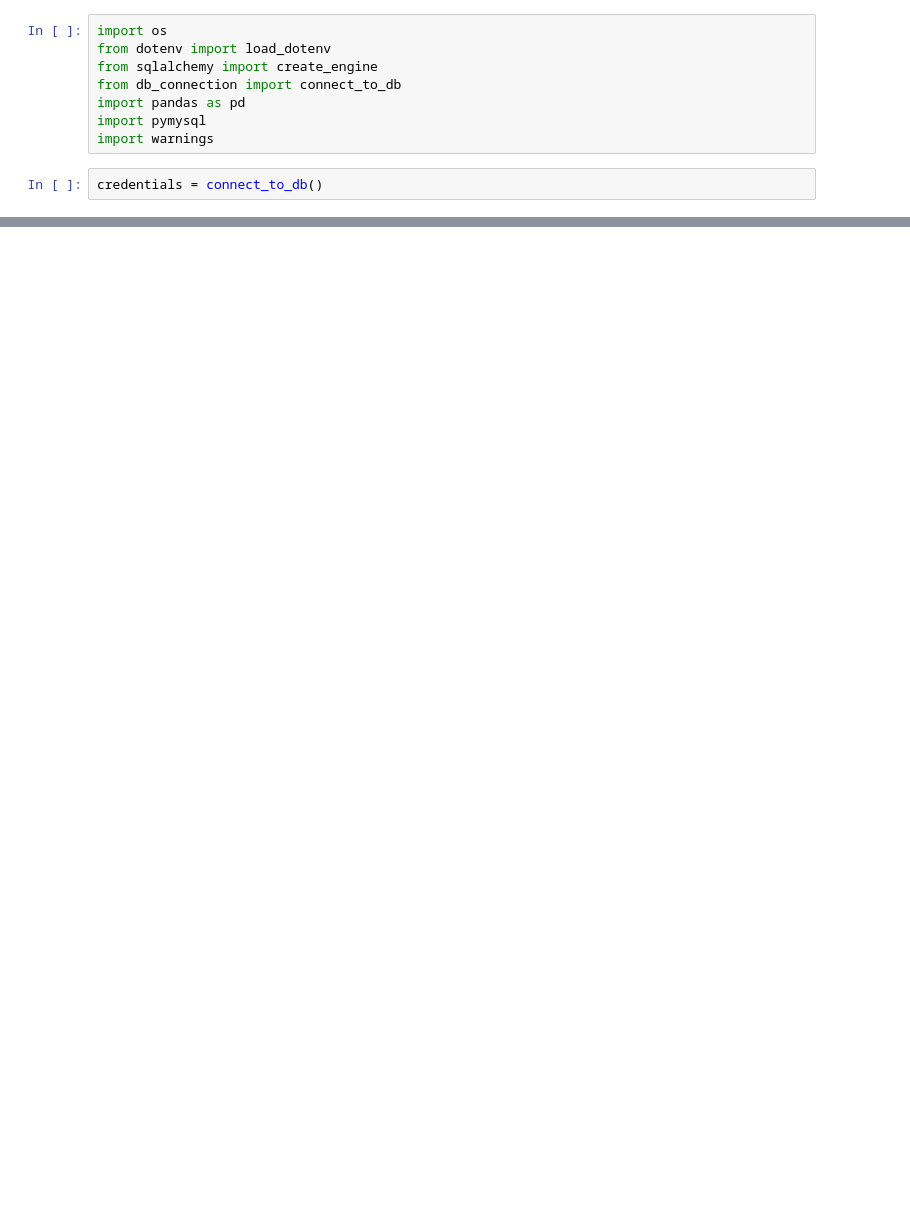
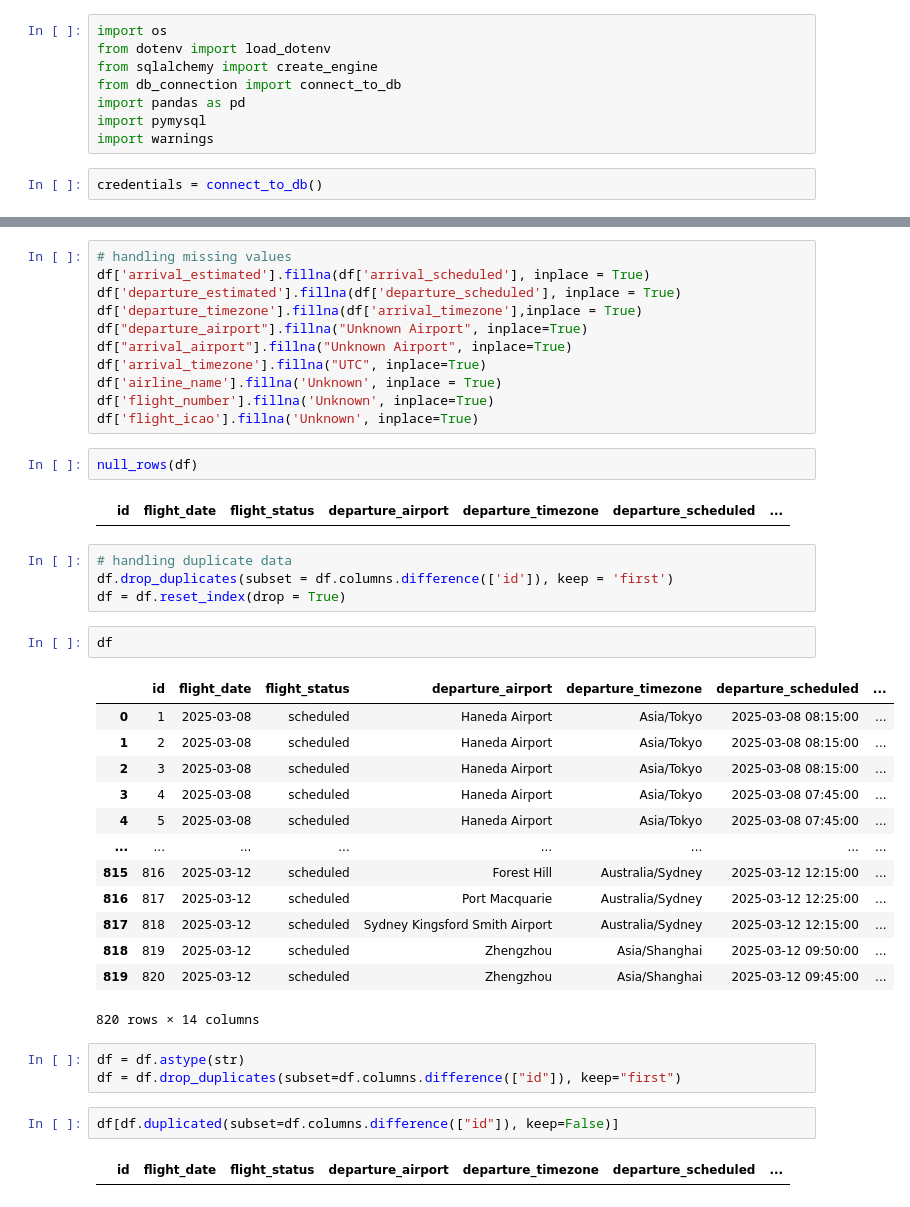
Before and after one commit to adhishakya/Aviation_Data_Pipeline, a Jupyter notebook: transform.ipynb, the cells around one changed output, grey strips where cells are left out. Cells and saved outputs as stored; diff of their text form; blank space fills up the shorter version.

```diff
--- a/transform.ipynb
+++ b/transform.ipynb
@@ -39,0 +105,42 @@ print(df['id'].count())
+# %%
+# handling missing values
+df['arrival_estimated'].fillna(df['arrival_scheduled'], inplace = True)
+df['departure_estimated'].fillna(df['departure_scheduled'], inplace = True)
+df['departure_timezone'].fillna(df['arrival_timezone'],inplace = True)
+df["departure_airport"].fillna("Unknown Airport", inplace=True)
+df["arrival_airport"].fillna("Unknown Airport", inplace=True)
+df['arrival_timezone'].fillna("UTC", inplace=True)
+df['airline_name'].fillna('Unknown', inplace = True)
+df['flight_number'].fillna('Unknown', inplace=True)
+df['flight_icao'].fillna('Unknown', inplace=True)
+# %%
+null_rows(df)
+# %% [output]
+|  | id | flight_date | flight_status | departure_airport | departure_timezone | departure_scheduled | ... |
+# %%
+# handling duplicate data
+df.drop_duplicates(subset = df.columns.difference(['id']), keep = 'first')
+df = df.reset_index(drop = True)
+# %%
+df
+# %% [output]
+|  | id | flight_date | flight_status | departure_airport | departure_timezone | departure_scheduled | ... |
+| 0 | 1 | 2025-03-08 | scheduled | Haneda Airport | Asia/Tokyo | 2025-03-08 08:15:00 | ... |
+| 1 | 2 | 2025-03-08 | scheduled | Haneda Airport | Asia/Tokyo | 2025-03-08 08:15:00 | ... |
+| 2 | 3 | 2025-03-08 | scheduled | Haneda Airport | Asia/Tokyo | 2025-03-08 08:15:00 | ... |
+| 3 | 4 | 2025-03-08 | scheduled | Haneda Airport | Asia/Tokyo | 2025-03-08 07:45:00 | ... |
+| 4 | 5 | 2025-03-08 | scheduled | Haneda Airport | Asia/Tokyo | 2025-03-08 07:45:00 | ... |
+| ... | ... | ... | ... | ... | ... | ... | ... |
+| 815 | 816 | 2025-03-12 | scheduled | Forest Hill | Australia/Sydney | 2025-03-12 12:15:00 | ... |
+| 816 | 817 | 2025-03-12 | scheduled | Port Macquarie | Australia/Sydney | 2025-03-12 12:25:00 | ... |
+| 817 | 818 | 2025-03-12 | scheduled | Sydney Kingsford Smith Airport | Australia/Sydney | 2025-03-12 12:15:00 | ... |
+| 818 | 819 | 2025-03-12 | scheduled | Zhengzhou | Asia/Shanghai | 2025-03-12 09:50:00 | ... |
+| 819 | 820 | 2025-03-12 | scheduled | Zhengzhou | Asia/Shanghai | 2025-03-12 09:45:00 | ... |
+820 rows × 14 columns
+# %%
+df = df.astype(str)
+df = df.drop_duplicates(subset=df.columns.difference(["id"]), keep="first")
+# %%
+df[df.duplicated(subset=df.columns.difference(["id"]), keep=False)]
+# %% [output]
+|  | id | flight_date | flight_status | departure_airport | departure_timezone | departure_scheduled | ... |
```
Also changed, not shown: parts of 20 cells of this notebook.
